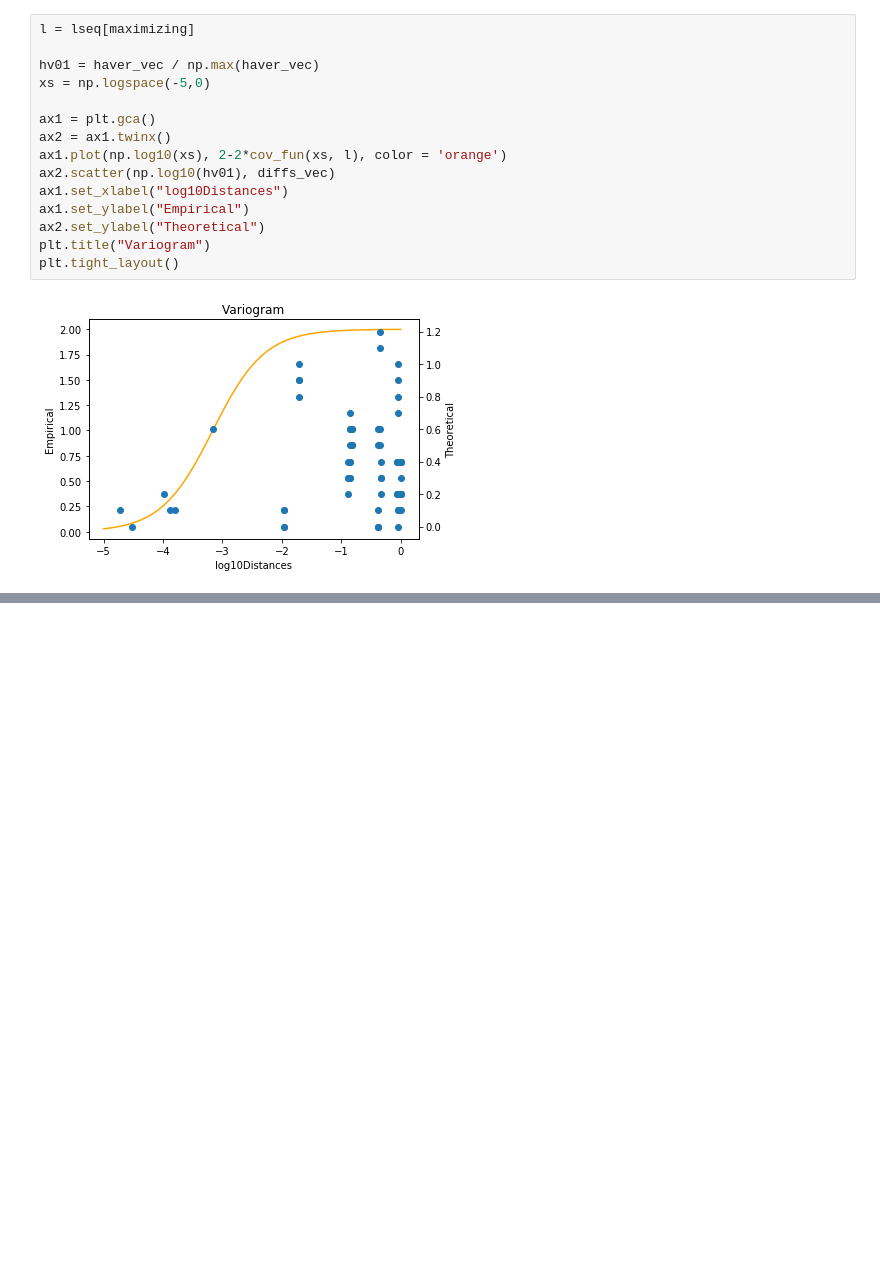
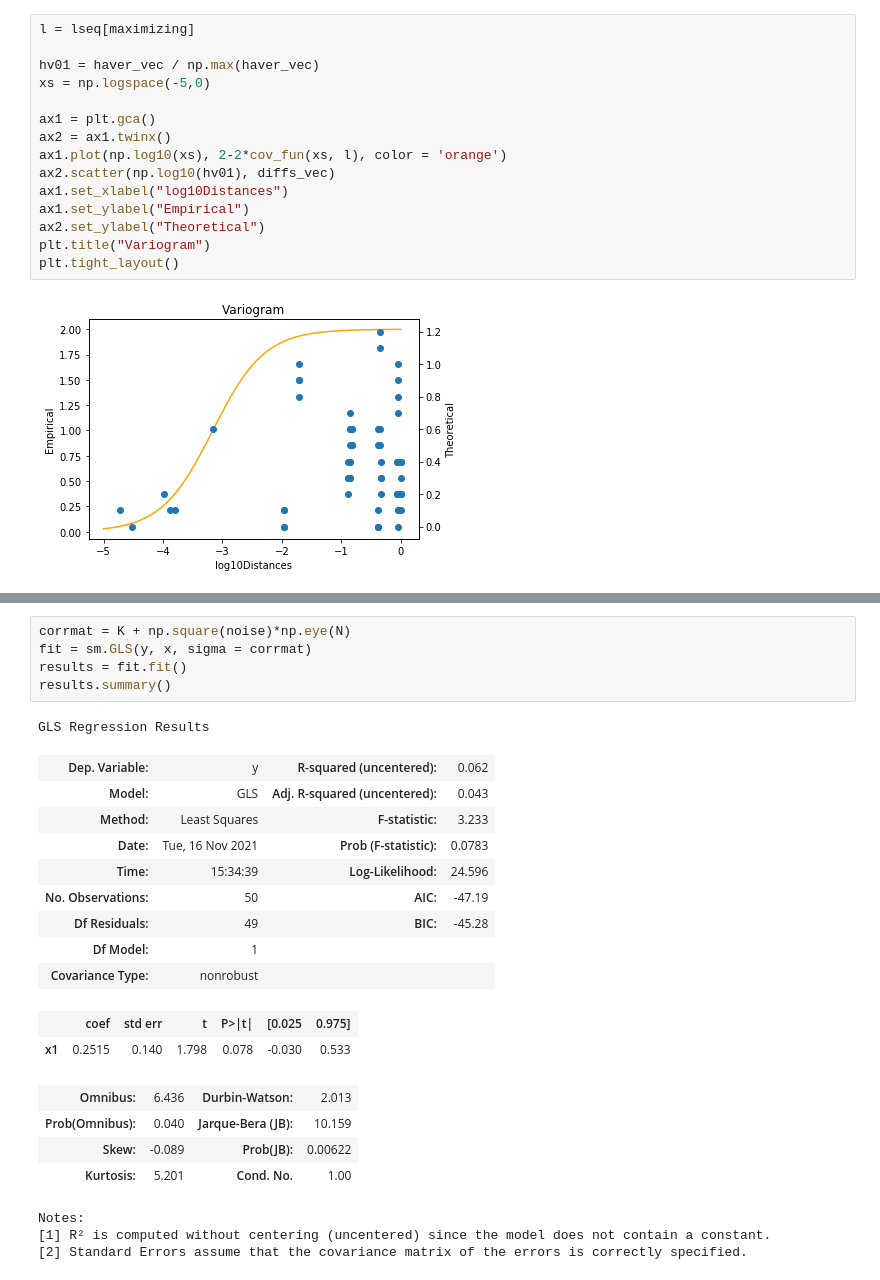
Before and after one commit to NathanWycoff/spatial, a Jupyter notebook: spatial_workshop.ipynb, the cells around one changed output, grey strips where cells are left out. Saved outputs shown, nothing was run; the diff lists cells and outputs as text; blank space fills up the shorter version.

```diff
--- a/spatial_workshop.ipynb
+++ b/spatial_workshop.ipynb
@@ -407,0 +474,25 @@ plt.tight_layout()
+# %%
+corrmat = K + np.square(noise)*np.eye(N)
+fit = sm.GLS(y, x, sigma = corrmat)
+results = fit.fit()
+results.summary()
+# %% [output]
+GLS Regression Results
+| Dep. Variable: | y | R-squared (uncentered): | 0.062 |
+| Model: | GLS | Adj. R-squared (uncentered): | 0.043 |
+| Method: | Least Squares | F-statistic: | 3.233 |
+| Date: | Tue, 16 Nov 2021 | Prob (F-statistic): | 0.0783 |
+| Time: | 15:34:39 | Log-Likelihood: | 24.596 |
+| No. Observations: | 50 | AIC: | -47.19 |
+| Df Residuals: | 49 | BIC: | -45.28 |
+| Df Model: | 1 |  |  |
+| Covariance Type: | nonrobust |  |  |
+|  | coef | std err | t | P>|t| | [0.025 | 0.975] |
+| x1 | 0.2515 | 0.140 | 1.798 | 0.078 | -0.030 | 0.533 |
+| Omnibus: | 6.436 | Durbin-Watson: | 2.013 |
+| Prob(Omnibus): | 0.040 | Jarque-Bera (JB): | 10.159 |
+| Skew: | -0.089 | Prob(JB): | 0.00622 |
+| Kurtosis: | 5.201 | Cond. No. | 1.00 |
+Notes:
+[1] R² is computed without centering (uncentered) since the model does not contain a constant.
+[2] Standard Errors assume that the covariance matrix of the errors is correctly specified.
```
Also changed, not shown: parts of 3 cells of this notebook.
